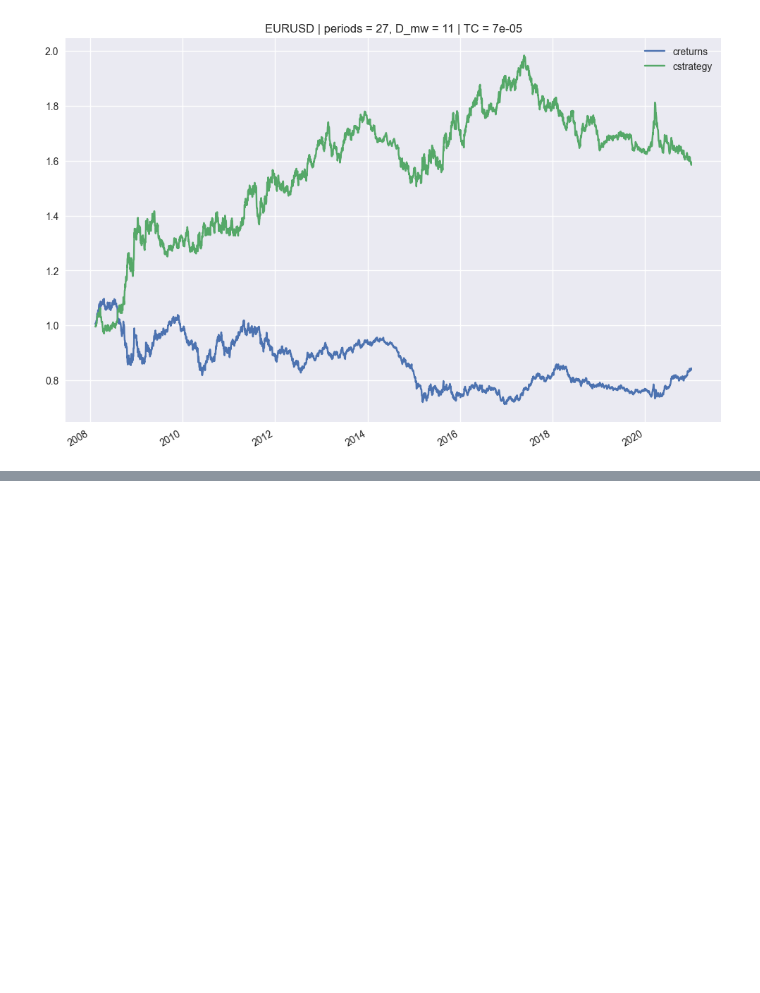
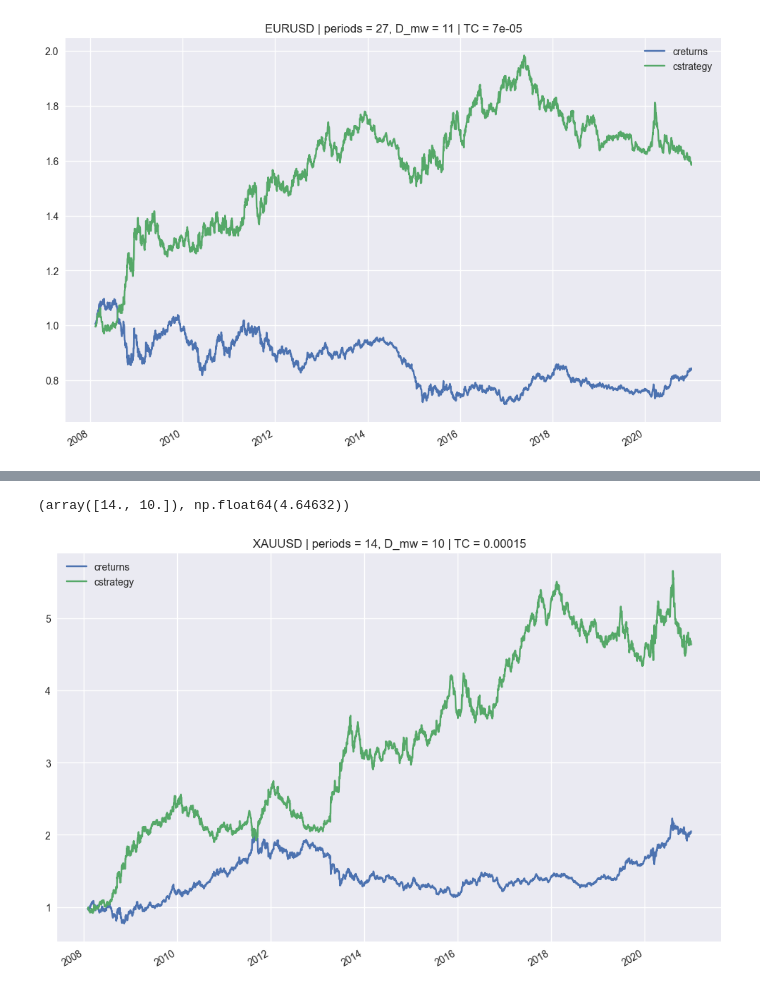
Before and after one commit to AvirukthGT/AlgoTrading, a Jupyter notebook: StochasticOscillator/stochasticOsc.ipynb, the cells around one changed output, grey strips where cells are left out. Drawn from its saved outputs; the diff is of its cells as text; code cells hidden in the pictures; blank space fills up the shorter version.

```diff
--- a/StochasticOscillator/stochasticOsc.ipynb
+++ b/StochasticOscillator/stochasticOsc.ipynb
@@ -254,0 +269,8 @@ tester.plot_results()
+# %%
+tester.optimize_parameters((10, 100, 1), (3, 50, 1))
+# %% [output]
+(array([14., 10.]), np.float64(4.64632))
+# %%
+tester.plot_results()
+# %% [output]
+[figure, added]
```
Also changed, not shown: parts of 5 cells of this notebook.
